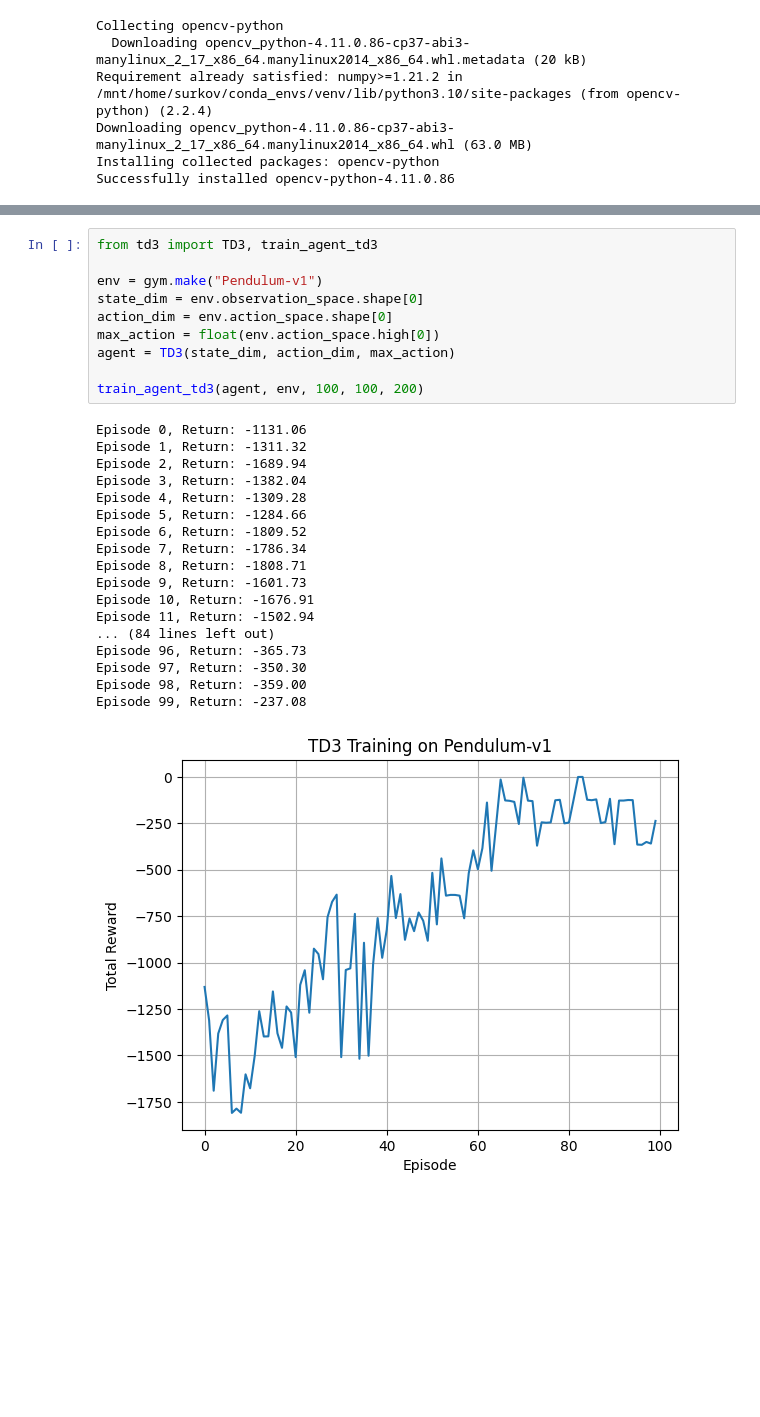
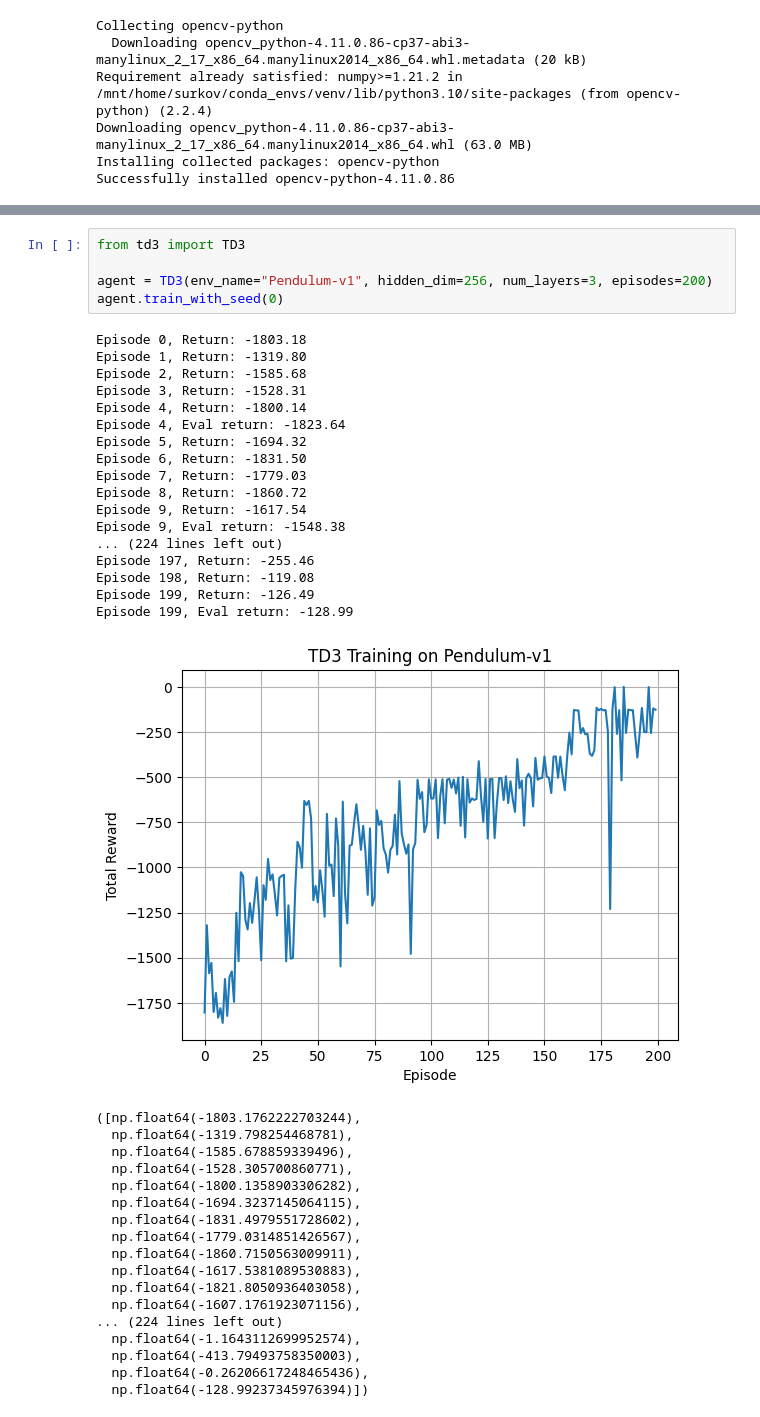
Before and after one commit to surkovv/RL_Project, a Jupyter notebook: DQN.ipynb, the cells around one changed output, grey strips where cells are left out. Cells and saved outputs as stored; diff of their text form; blank space fills up the shorter version.

```diff
--- a/DQN.ipynb
+++ b/DQN.ipynb
@@ -309,29 +294,41 @@ Episode 599, Reward: 247.0, Epsilon: 0.05
-# %%
-from td3 import TD3, train_agent_td3
-
-env = gym.make("Pendulum-v1")
-state_dim = env.observation_space.shape[0]
-action_dim = env.action_space.shape[0]
-max_action = float(env.action_space.high[0])
-agent = TD3(state_dim, action_dim, max_action)
-
-train_agent_td3(agent, env, 100, 100, 200)
-# %% [output]
-Episode 0, Return: -1131.06
-Episode 1, Return: -1311.32
-Episode 2, Return: -1689.94
-Episode 3, Return: -1382.04
-Episode 4, Return: -1309.28
-Episode 5, Return: -1284.66
-Episode 6, Return: -1809.52
-Episode 7, Return: -1786.34
-Episode 8, Return: -1808.71
-Episode 9, Return: -1601.73
-Episode 10, Return: -1676.91
-Episode 11, Return: -1502.94
-... (84 lines left out)
-Episode 96, Return: -365.73
-Episode 97, Return: -350.30
-Episode 98, Return: -359.00
-Episode 99, Return: -237.08
-[figure, removed]
+# %%
+from td3 import TD3
+
+agent = TD3(env_name="Pendulum-v1", hidden_dim=256, num_layers=3, episodes=200)
+agent.train_with_seed(0)
+# %% [output]
+Episode 0, Return: -1803.18
+Episode 1, Return: -1319.80
+Episode 2, Return: -1585.68
+Episode 3, Return: -1528.31
+Episode 4, Return: -1800.14
+Episode 4, Eval return: -1823.64
+Episode 5, Return: -1694.32
+Episode 6, Return: -1831.50
+Episode 7, Return: -1779.03
+Episode 8, Return: -1860.72
+Episode 9, Return: -1617.54
+Episode 9, Eval return: -1548.38
+... (224 lines left out)
+Episode 197, Return: -255.46
+Episode 198, Return: -119.08
+Episode 199, Return: -126.49
+Episode 199, Eval return: -128.99
+[figure, added]
+([np.float64(-1803.1762222703244),
+  np.float64(-1319.798254468781),
+  np.float64(-1585.678859339496),
+  np.float64(-1528.305700860771),
+  np.float64(-1800.1358903306282),
+  np.float64(-1694.3237145064115),
+  np.float64(-1831.4979551728602),
+  np.float64(-1779.0314851426567),
+  np.float64(-1860.7150563009911),
+  np.float64(-1617.5381089530883),
+  np.float64(-1821.8050936403058),
+  np.float64(-1607.1761923071156),
+... (224 lines left out)
+  np.float64(-1.1643112699952574),
+  np.float64(-413.79493758350003),
+  np.float64(-0.26206617248465436),
+  np.float64(-128.99237345976394)])
```
Also changed, not shown: parts of 2 cells of this notebook, 2 other files.
